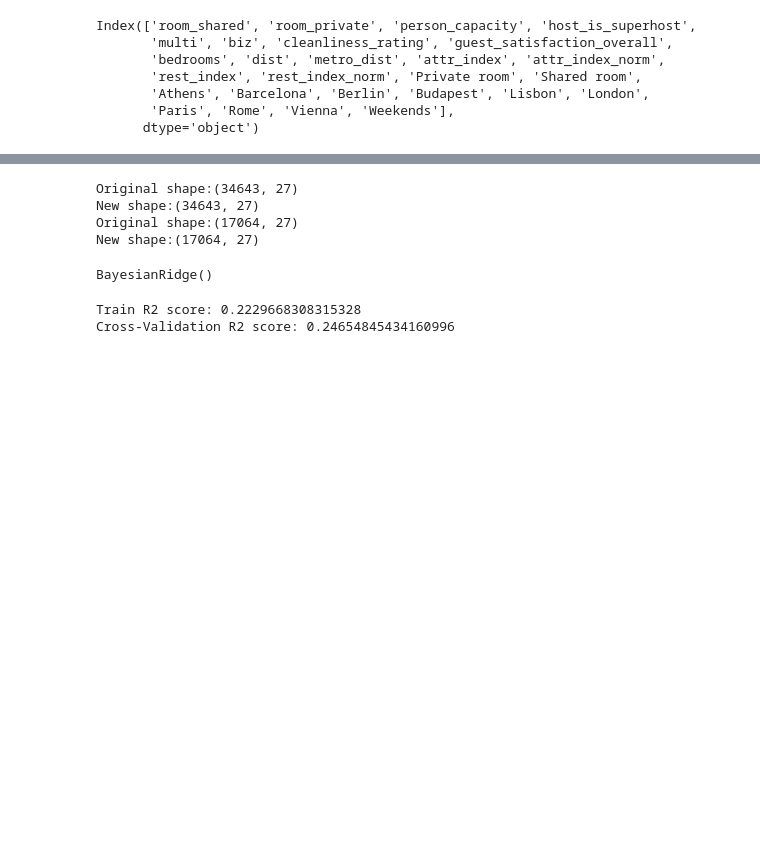
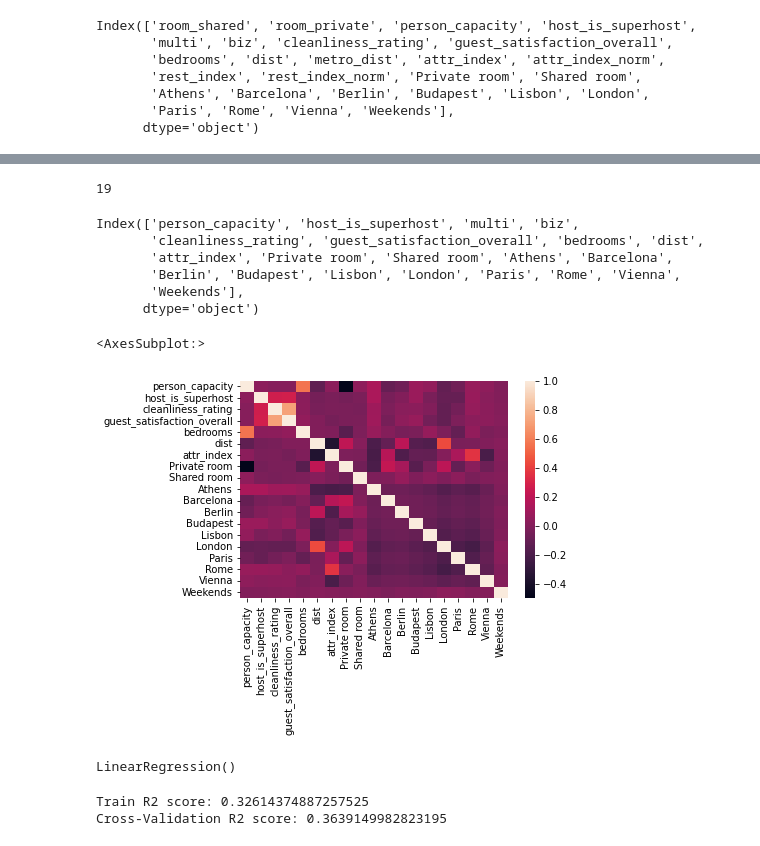
Before and after one commit to Liliia-Aliakberova/MachineLearningProject, a Jupyter notebook: Pre&Model copy.ipynb, the cells around one changed output, grey strips where cells are left out. Drawn from its saved outputs; the diff is of its cells as text; code cells hidden in the pictures; blank space fills up the shorter version.

Commit message:
Add changes model

```diff
--- a/Pre&Model.ipynb
+++ b/Pre&Model copy.ipynb
@@ -474,11 +505,7 @@ new_columns=['person_capacity', 'multi', 'biz', 'guest_satisfaction_overall',
        'Private room', 'Shared room', 'Athens', 'Barcelona', 'Berlin',
        'Budapest', 'Lisbon', 'London', 'Paris', 'Rome', 'Vienna']
 X_new= X[new_columns]
-X_train, X_test, y_train, y_test = train_test_split(X, y, test_size=0.33, random_state=42)
-X_train, y_train, scaler = categorical_preprocessing(X_train,y_train)
-X_test, y_test, _ = categorical_preprocessing(X_test,y_test,scaler)
-# %% [output]
-Original shape:(34643, 27)
-New shape:(34643, 27)
-Original shape:(17064, 27)
-New shape:(17064, 27)
+# %%
+new_columns=['bedrooms', 'attr_index', 'Private room', 'Athens', 'Barcelona',
+       'Berlin', 'Budapest', 'Lisbon', 'Rome', 'Vienna']
+X_new= X[new_columns]
@@ -485,7 +518,33 @@ New shape:(17064, 27)
+# %%
+len(X_new.columns)
+# %% [output]
+19
+# %%
+X_new.columns
+# %% [output]
+Index(['person_capacity', 'host_is_superhost', 'multi', 'biz',
+       'cleanliness_rating', 'guest_satisfaction_overall', 'bedrooms', 'dist',
+       'attr_index', 'Private room', 'Shared room', 'Athens', 'Barcelona',
+       'Berlin', 'Budapest', 'Lisbon', 'London', 'Paris', 'Rome', 'Vienna',
+       'Weekends'],
+      dtype='object')
+# %%
+
+X_train, X_test, y_train, y_test = train_test_split(X_new, y, test_size=0.30, random_state=42,
+                                                    stratify=X_new[[
+        'Private room', 'Shared room', 'Athens', 'Barcelona',
+       'Berlin', 'Budapest', 'Lisbon', 'London', 'Paris', 'Rome', 'Vienna',
+       'Weekends']])
+# %%
+sns.heatmap(X_train.corr(numeric_only=True))
+plt.show()
+# %% [output]
+<AxesSubplot:>
+[figure, added]
 # %%
 from sklearn import linear_model
 
-lr_one_hot = linear_model.BayesianRidge()
+lr_one_hot = linear_model.LinearRegression()
 lr_one_hot.fit(X_train,y_train)
 
 r2_lr_one_hot_train = lr_one_hot.score(X_train,y_train)
@@ -493,6 +552,6 @@ r2_lr_one_hot_cv = np.mean(cross_val_score(lr_one_hot, X_train,y_train, cv=10, s
 
 print('Train R2 score: {}\nCross-Validation R2 score: {}'.format(r2_lr_one_hot_train, r2_lr_one_hot_cv))
 # %% [output]
-BayesianRidge()
+LinearRegression()
-Train R2 score: 0.2229668308315328
-Cross-Validation R2 score: 0.24654845434160996
+Train R2 score: 0.32614374887257525
+Cross-Validation R2 score: 0.3639149982823195
```
Also changed, not shown: parts of 9 cells of this notebook, 2 other files.
